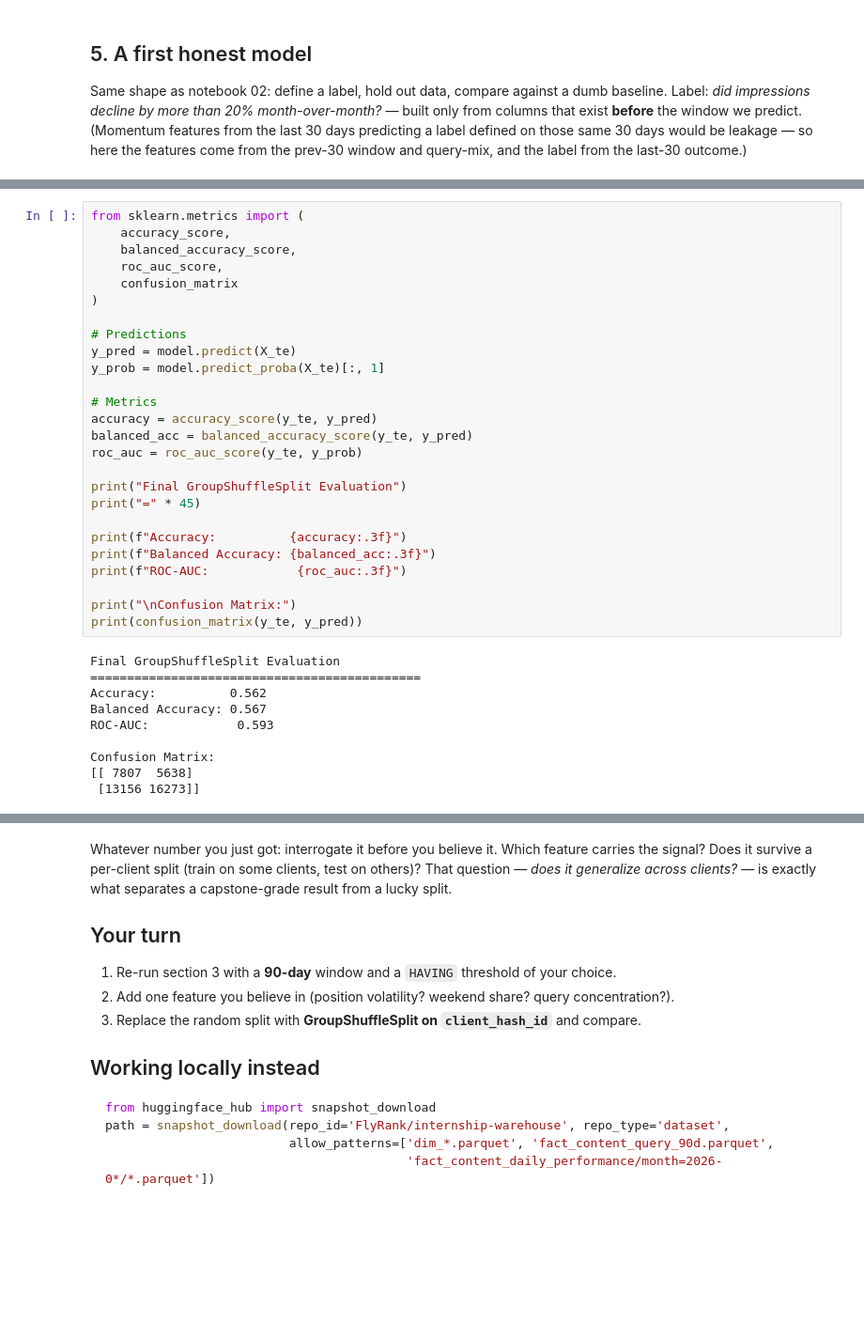
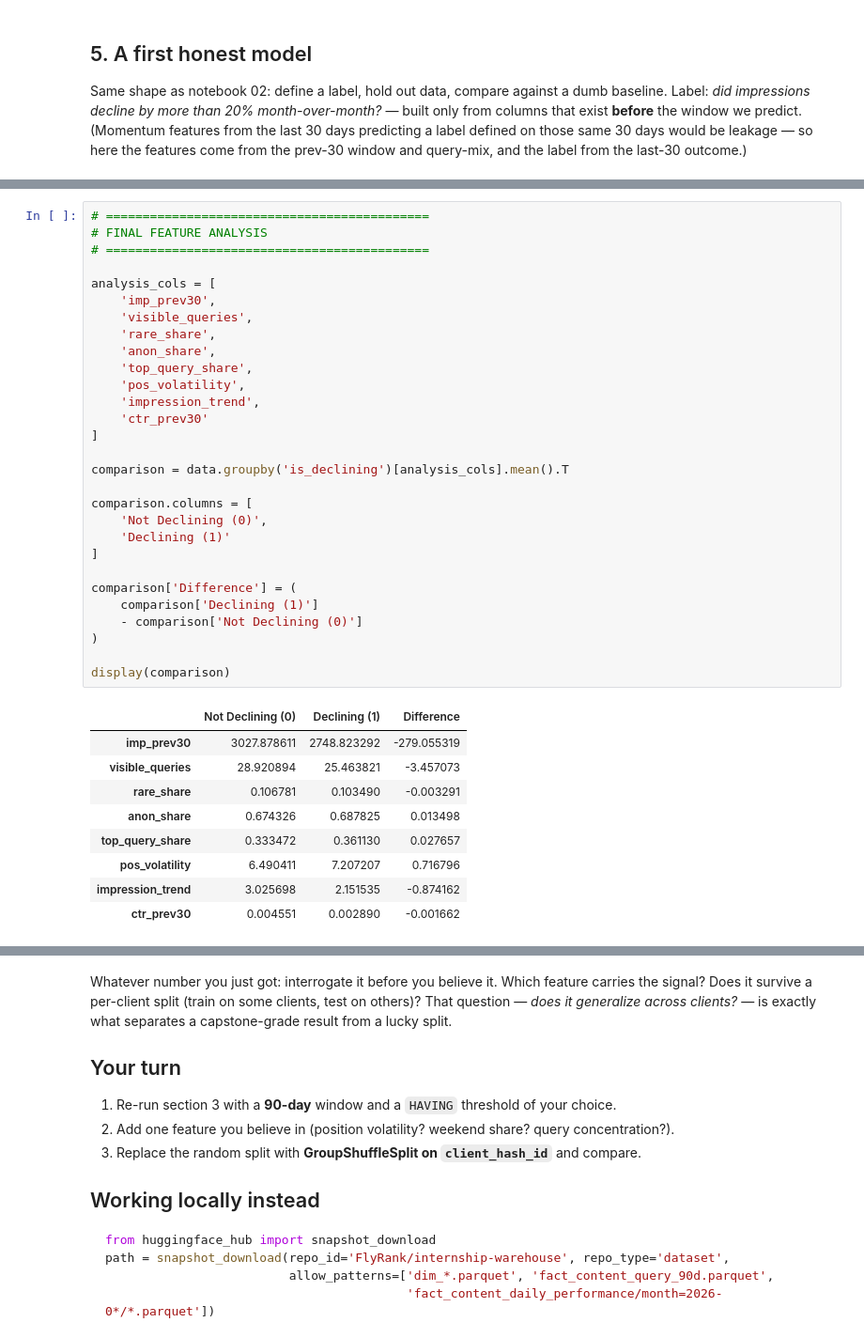
Before and after one commit to SymbolPamnani/Flyrank-ML-internship, a Jupyter notebook: notebooks/03_working_with_the_full_release.ipynb, the cells around one changed output, grey strips where cells are left out. Shown at 94% size. Drawn from its saved outputs; the diff is of its cells as text; blank space fills up the shorter version.

```diff
--- a/notebooks/03_working_with_the_full_release.ipynb
+++ b/notebooks/03_working_with_the_full_release.ipynb
@@ -436,36 +452,39 @@ visible_queries           0.1135
-# %%
-from sklearn.metrics import (
-    accuracy_score,
-    balanced_accuracy_score,
-    roc_auc_score,
-    confusion_matrix
-)
-
-# Predictions
-y_pred = model.predict(X_te)
-y_prob = model.predict_proba(X_te)[:, 1]
-
-# Metrics
-accuracy = accuracy_score(y_te, y_pred)
-balanced_acc = balanced_accuracy_score(y_te, y_pred)
-roc_auc = roc_auc_score(y_te, y_prob)
-
-print("Final GroupShuffleSplit Evaluation")
-print("=" * 45)
-
-print(f"Accuracy:          {accuracy:.3f}")
-print(f"Balanced Accuracy: {balanced_acc:.3f}")
-print(f"ROC-AUC:            {roc_auc:.3f}")
-
-print("\nConfusion Matrix:")
-print(confusion_matrix(y_te, y_pred))
-# %% [output]
-Final GroupShuffleSplit Evaluation
-=============================================
-Accuracy:          0.562
-Balanced Accuracy: 0.567
-ROC-AUC:            0.593
-
-Confusion Matrix:
-[[ 7807  5638]
- [13156 16273]]
+# %%
+# ============================================
+# FINAL FEATURE ANALYSIS
+# ============================================
+
+analysis_cols = [
+    'imp_prev30',
+    'visible_queries',
+    'rare_share',
+    'anon_share',
+    'top_query_share',
+    'pos_volatility',
+    'impression_trend',
+    'ctr_prev30'
+]
+
+comparison = data.groupby('is_declining')[analysis_cols].mean().T
+
+comparison.columns = [
+    'Not Declining (0)',
+    'Declining (1)'
+]
+
+comparison['Difference'] = (
+    comparison['Declining (1)']
+    - comparison['Not Declining (0)']
+)
+
+display(comparison)
+# %% [output]
+|  | Not Declining (0) | Declining (1) | Difference |
+| imp_prev30 | 3027.878611 | 2748.823292 | -279.055319 |
+| visible_queries | 28.920894 | 25.463821 | -3.457073 |
+| rare_share | 0.106781 | 0.103490 | -0.003291 |
+| anon_share | 0.674326 | 0.687825 | 0.013498 |
+| top_query_share | 0.333472 | 0.361130 | 0.027657 |
+| pos_volatility | 6.490411 | 7.207207 | 0.716796 |
+| impression_trend | 3.025698 | 2.151535 | -0.874162 |
+| ctr_prev30 | 0.004551 | 0.002890 | -0.001662 |
```
Also changed, not shown: parts of 5 cells of this notebook.
